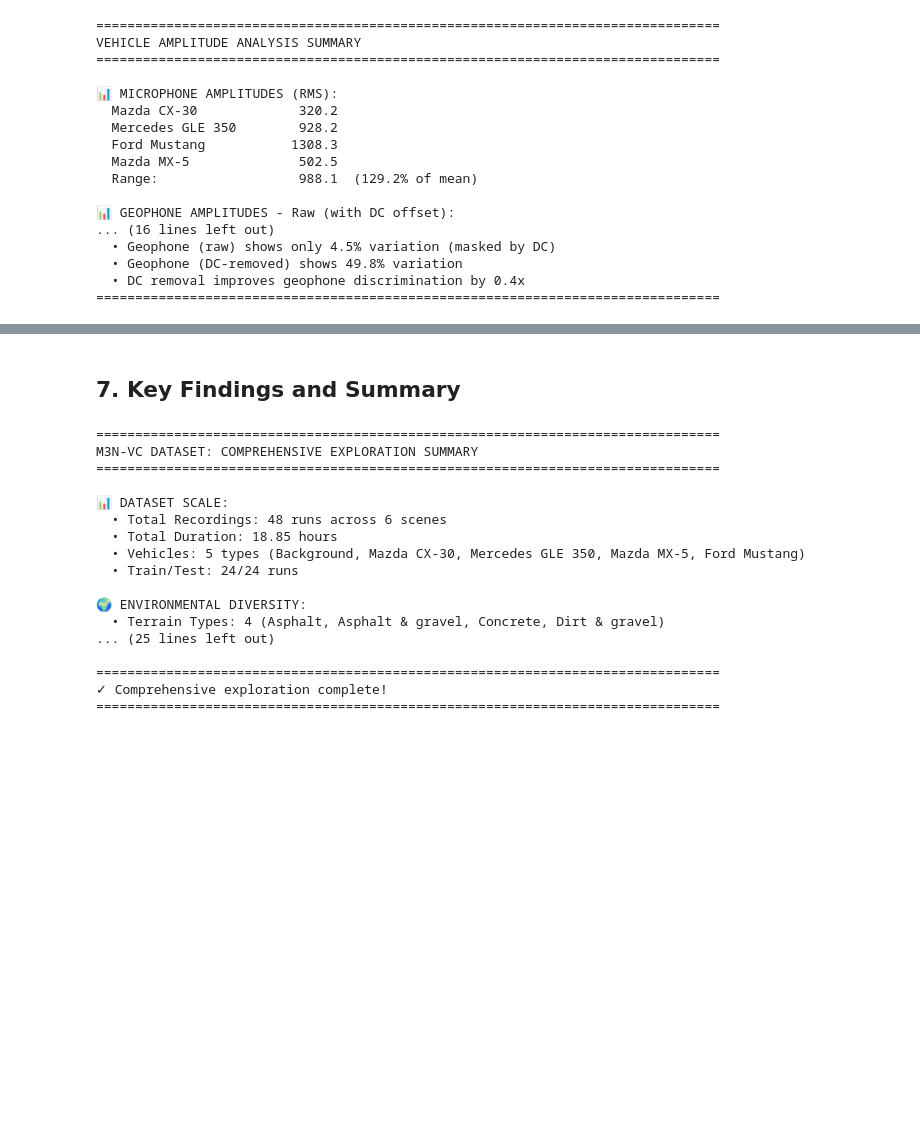
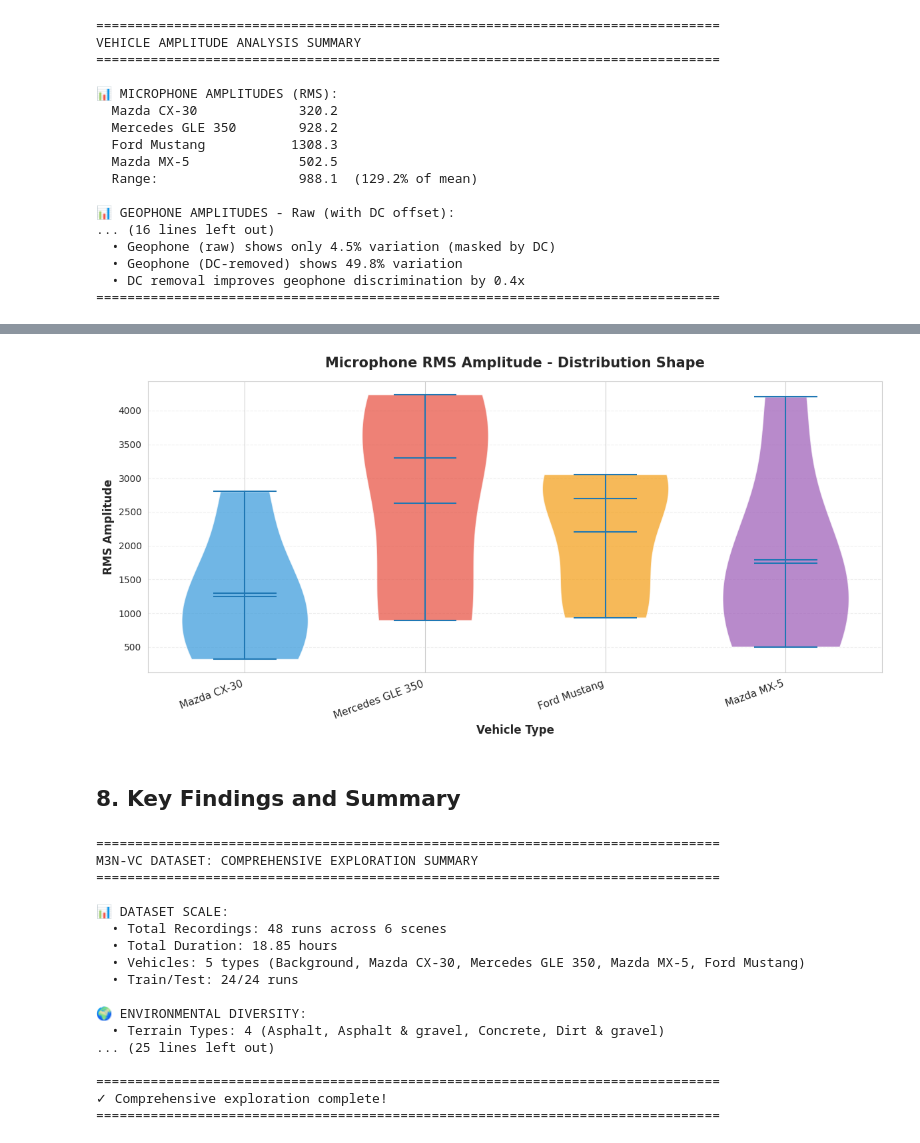
Before and after one commit to antoniogmagana/Dark_Circle, a Jupyter notebook: data_exploration_notebooks/m3n_data_exploration.ipynb, the cells around one changed output, grey strips where cells are left out. Drawn from its saved outputs; the diff is of its cells as text; code cells hidden in the pictures; blank space fills up the shorter version.

```diff
--- a/data_exploration_notebooks/m3n_data_exploration.ipynb
+++ b/data_exploration_notebooks/m3n_data_exploration.ipynb
@@ -1302,5 +1838,35 @@ VEHICLE AMPLITUDE ANALYSIS SUMMARY
+# %%
+# Violin Plot 1: Microphone RMS Distribution
+if len(amplitude_df) > 0:
+    fig, ax = plt.subplots(figsize=(12, 6))
+
+    colors_list = ['#3498db', '#e74c3c', '#f39c12', '#9b59b6']
+
+    parts = ax.violinplot([amplitude_df[amplitude_df['vehicle_name'] == v]['mic_rms'].values
+                           for v in vehicle_labels.values()],
+                          positions=range(1, len(vehicle_labels)+1),
+                          widths=0.7,
+                          showmeans=True,
+                          showmedians=True)
+
+    # Color the violins
+    for i, pc in enumerate(parts['bodies']):
+        pc.set_facecolor(colors_list[i])
+        pc.set_alpha(0.7)
+
+    ax.set_title('Microphone RMS Amplitude - Distribution Shape', fontsize=15, fontweight='bold', pad=15)
+    ax.set_ylabel('RMS Amplitude', fontsize=12, fontweight='bold')
+    ax.set_xlabel('Vehicle Type', fontsize=12, fontweight='bold')
+    ax.set_xticks(range(1, len(vehicle_labels)+1))
+    ax.set_xticklabels(vehicle_labels.values(), rotation=20, ha='right', fontsize=11)
+    ax.grid(alpha=0.3, axis='y', linestyle='--')
+
+    plt.tight_layout()
+    plt.show()
+# %% [output]
+[figure, added]
 # %% [markdown]
-## 7. Key Findings and Summary
+## 8. Key Findings and Summary
 # %%
 print("="*80)
 print("M3N-VC DATASET: COMPREHENSIVE EXPLORATION SUMMARY")
```
Also changed, not shown: parts of 11 cells of this notebook.
